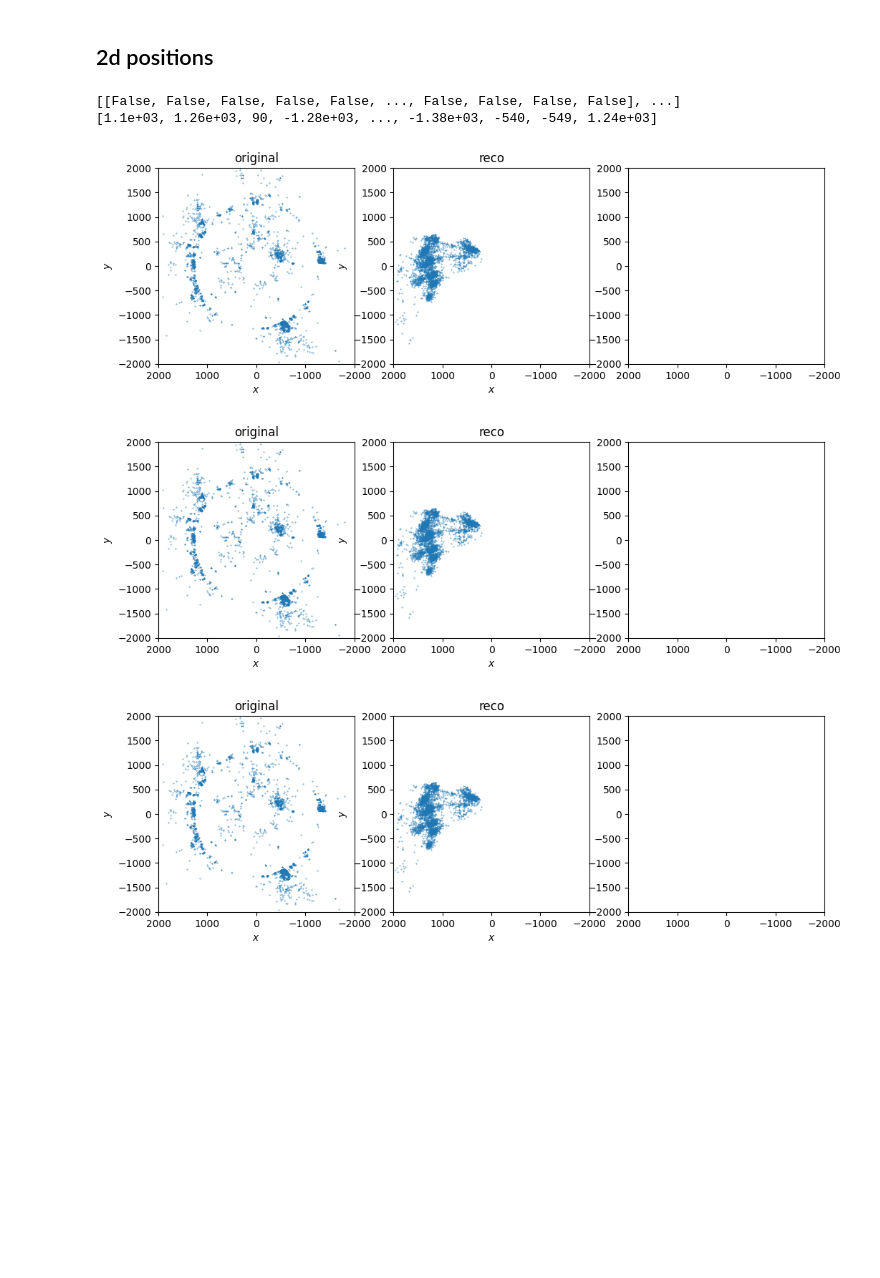
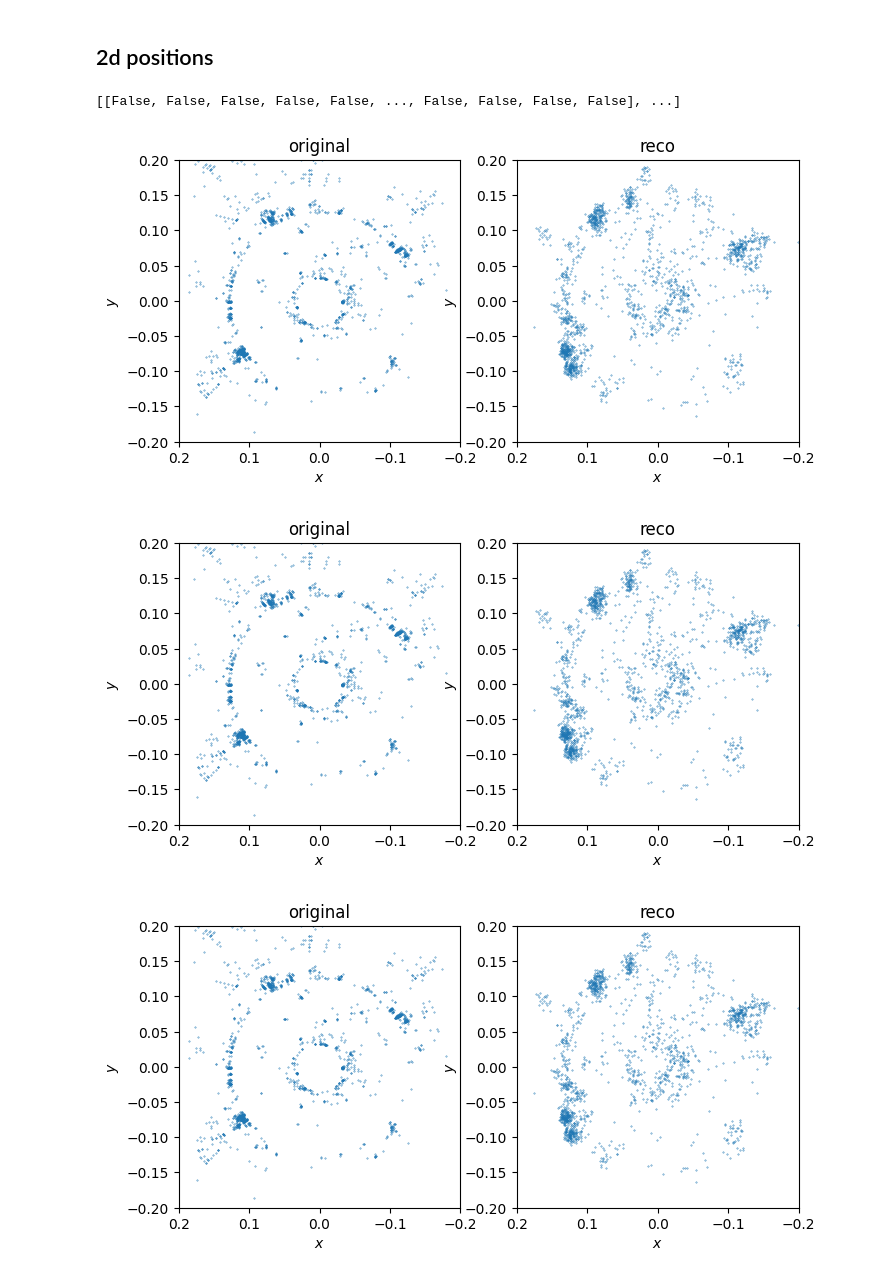
Before and after one commit to erwulff/particlemind, a Jupyter notebook: src/compare_generated_samples_reco_only.ipynb, the cells around one changed output. Drawn from its saved outputs; the diff is of its cells as text; code cells hidden in the pictures; blank space fills up the shorter version.

```diff
--- a/src/compare_generated_samples_reco_only.ipynb
+++ b/src/compare_generated_samples_reco_only.ipynb
@@ -30,7 +30,7 @@ pad = 10000
 
 
 
-path_to_embedder_checkpoint = "/pscratch/sd/r/rmastand/particlemind/vqvae_training/best_models/embedder_hit_vqvae_val_loss_epoch=03-v2.ckpt"
+path_to_embedder_checkpoint = "/pscratch/sd/r/rmastand/particlemind/vqvae_training/best_models/embedder_hit_vqvae_val_loss_epoch=01-v3.ckpt"
 # %%
 #original_calo = ak.from_parquet(path_to_original_calo)
 #generated_calos = [ak.from_parquet(path) for path in paths_to_generated_calo]
@@ -95,8 +95,8 @@ for n in range(num_files):
 
 
 
-                features_event = inverse_standardize_calo_hit_features_rphiz(x_batch["calo_hit_features"][row])
-                reco_event = inverse_standardize_calo_hit_features_rphiz(x_particle_reco[row]).detach().cpu().numpy()
+                features_event = x_batch["calo_hit_features"][row]
+                reco_event = x_particle_reco[row].detach().cpu().numpy()
                 mask_event = mask_batch[row].int().detach().cpu().numpy()
                 tokens_event = vq_out["q"][row].detach().cpu().numpy().reshape(-1,)
                 labels_event = x_batch["hit_labels"][row]
@@ -296,48 +296,39 @@ for event_i in range(10):
 # %%
 detector_index = 9
 detector_mask = hit_labels == detector_index
 print(detector_mask)
-plot_lim = -2000, 2000
+plot_lim = -0.2, 0.2
 s = 0.1
 
+x_orig = features_original[0][i]
+y_orig = features_original[1][i]
 
-x_orig = features_original[0][i]*np.cos(features_original[1][i])
-y_orig = features_original[0][i]*np.sin(features_original[1][i])
-print(x_orig)
-
-x_reco = features_reconstructed[0][i]*np.cos(features_reconstructed[1][i])
-y_reco = features_reconstructed[0][i]*np.sin(features_reconstructed[1][i])
-
-# x_orig = features_original[0][i]
-# y_orig = features_original[1][i]
-
-# x_reco = features_reconstructed[0][i]
-# y_reco = features_reconstructed[1][i]
+x_reco = features_reconstructed[0][i]
+y_reco = features_reconstructed[1][i]
 for i in range(5):
 
-    fig, ax = plt.subplots(1, 3, figsize = (12, 4))
+    fig, ax = plt.subplots(1, 2, figsize = (8, 4))
 
     for a in ax:
         a.set_box_aspect(1)   # <-- TRUE SQUARE SUBPLOT BOX
         a.set_xlim(-plot_lim[0], plot_lim[0])
         a.set_ylim(-plot_lim[1], plot_lim[1])
 
 
     ax[0].scatter(x_orig, y_orig, s = s)
     ax[0].set_xlabel(f"$x$")
     ax[0].set_ylabel(f"$y$")
     ax[0].set_title("original")
 
     ax[1].scatter(x_reco, y_reco, s = s)
     ax[1].set_xlabel(f"$x$")
     ax[1].set_ylabel(f"$y$")
     ax[1].set_title("reco")
 
 
     plt.show()
 # %% [output]
 [[False, False, False, False, False, ..., False, False, False, False], ...]
-[1.1e+03, 1.26e+03, 90, -1.28e+03, ..., -1.38e+03, -540, -549, 1.24e+03]
-[figure, old version]
+[figure, new version]
-[figure, old version]
+[figure, new version]
-[figure, old version]
+[figure, new version]
```
Also changed, not shown: parts of 7 cells of this notebook, 6 other files.
